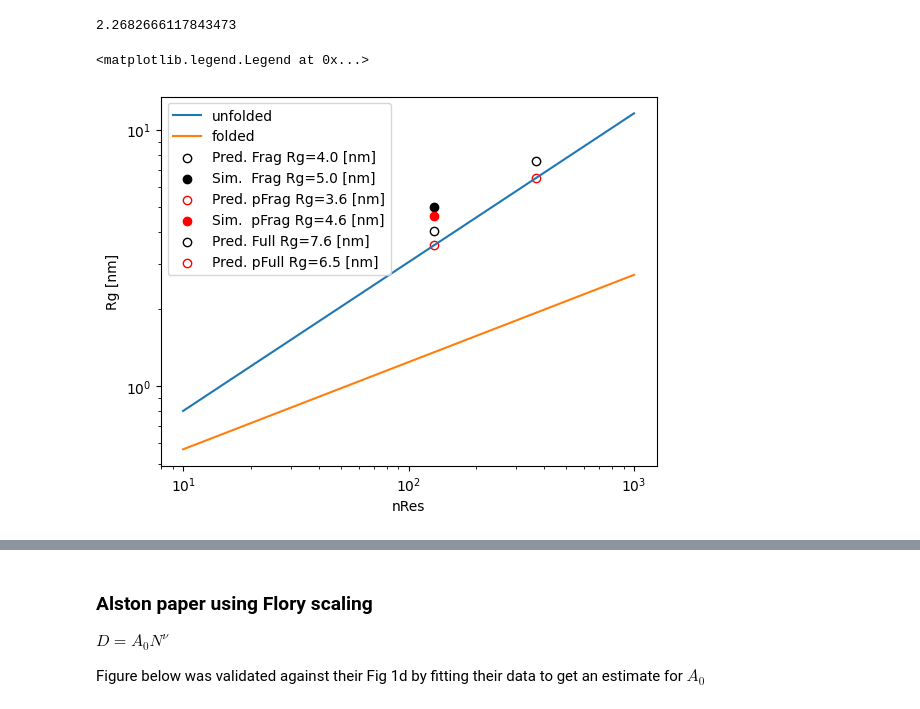
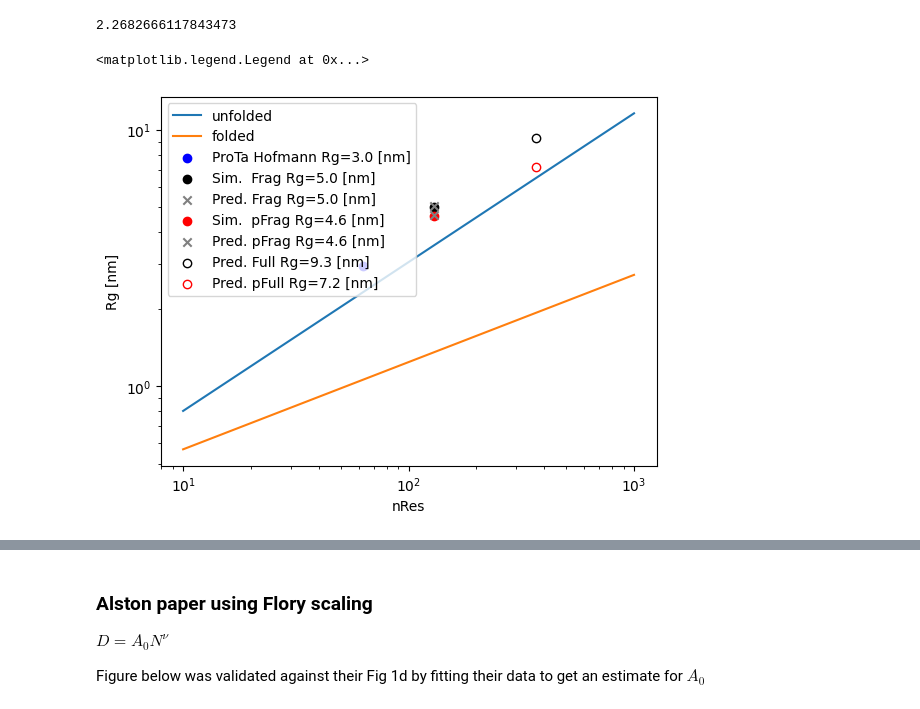
Before and after one commit to huskeypm/foldingML, a Jupyter notebook: ablim.ipynb, the cells around one changed output, grey strips where cells are left out. Drawn from its saved outputs; the diff is of its cells as text; code cells hidden in the pictures.

```diff
--- a/ablim.ipynb
+++ b/ablim.ipynb
@@ -270,39 +270,48 @@ nResCterm = 300
 # ratio of pos/neg. aa in ablim are pretty even (+40/300 vs -31/300), but they're slightly positive overall (9/300). Let's assume this gives us
 # a nu=0.61. promotyhsin a had about 5 more positive aa over 50ish residues and had nu=0.67 Adding 3 phosphates (-2x3) will almost balance positive w negative, so we'll use nu=0.58
 
 # The region spanning LIM4 (343) and VHP (710) is 366 residues (to 709)
 # The short fragment we simulated was 130
 nFrag = 130
 nFull=366
 
+# hofmann
+nProTa = 54+9 # for the FRET linker
+nu=0.65 # 70 #
+val = rg(nProTa,nu)
+plt.scatter([nProTa],[val], label="ProTa Hofmann Rg=%3.1f [nm]"%val,facecolor='blue',edgecolor='blue')
+
+
 # unphospho
-nu=0.61
-val = rg(nFrag,nu)
-plt.scatter([nFrag],[val], label="Pred. Frag Rg=%3.1f [nm]"%val,facecolor='w',edgecolor='k')
 # based on figure 9
 simVal = 5.0 # update
 plt.scatter([nFrag],[simVal], label="Sim.  Frag Rg=%3.1f [nm]"%simVal,facecolor='k',edgecolor='k')
+# Pred
+nu=0.665 # estimated by where ProtTa fell
+val = rg(nFrag,nu)
+plt.scatter([nFrag],[val], label="Pred. Frag Rg=%3.1f [nm]"%val,marker='x',facecolor='gray')
 
 # phospho
-nu=0.58
-val = rg(nFrag,nu)
-plt.scatter([nFrag],[val], label="Pred. pFrag Rg=%3.1f [nm]"%val,facecolor='w',edgecolor='r')
 # based on figure 9
 simVal = 4.6 # update
 plt.scatter([nFrag],[simVal], label="Sim.  pFrag Rg=%3.1f [nm]"%simVal,facecolor='r',edgecolor='r')
+# corr
+nu=0.645
+val = rg(nFrag,nu)
+plt.scatter([nFrag],[val], label="Pred. pFrag Rg=%3.1f [nm]"%val,marker='x',facecolor='gray')
 
 # full
 # unphospho
-nu=0.61
+nu=0.65 # using ProTa value
 val = rg(nFull,nu)
 plt.scatter([nFull],[val], label="Pred. Full Rg=%3.1f [nm]"%val,facecolor='w',edgecolor='k')
 
 # phospho
-nu=0.58
+nu=0.6
 val = rg(nFull,nu)
 plt.scatter([nFull],[val], label="Pred. pFull Rg=%3.1f [nm]"%val,facecolor='w',edgecolor='r')
 
 plt.legend(loc=0)
 # %% [output]
 <matplotlib.legend.Legend at 0x...>
-[figure, old version]
+[figure, new version]
```
Also changed, not shown: parts of 4 cells of this notebook.
